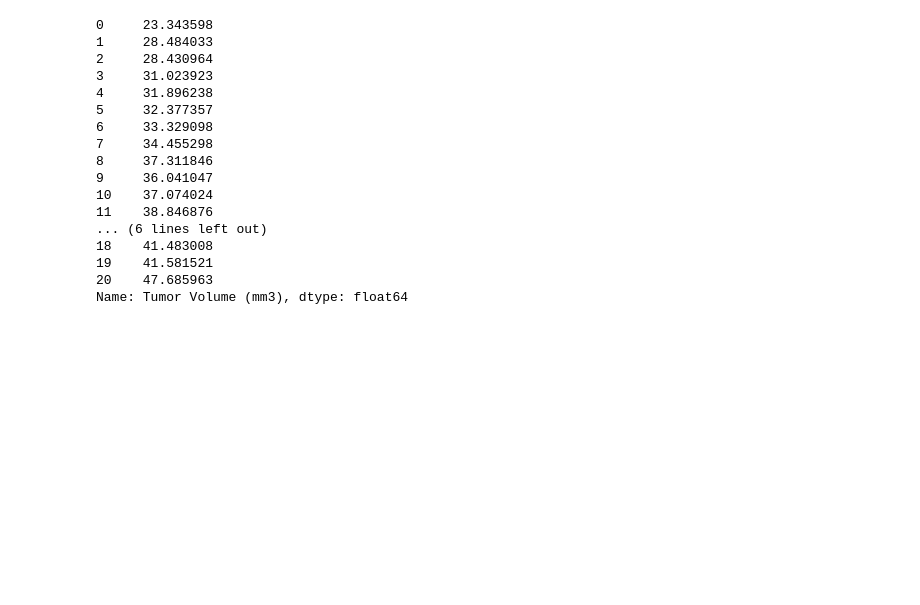
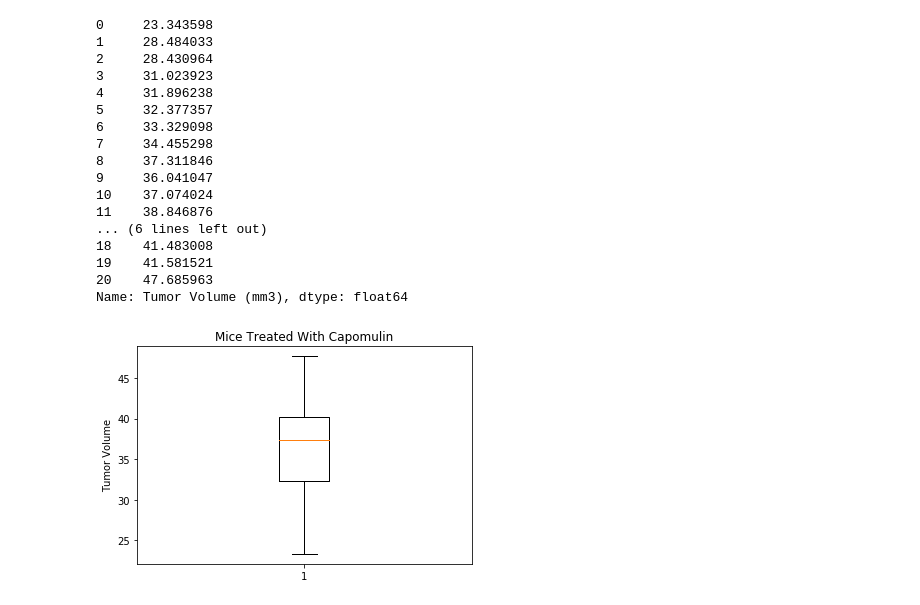
Before and after one commit to tnatoli29/Matplotlib-Challenge, a Jupyter notebook: The Power of Plots.ipynb, the cells around one changed output. Saved outputs shown, nothing was run; the diff lists cells and outputs as text; code cells hidden in the pictures; blank space fills up the shorter version.

```diff
--- a/The Power of Plots.ipynb
+++ b/The Power of Plots.ipynb
@@ -185,6 +189,15 @@ cap_data
 19    41.581521
 20    47.685963
 Name: Tumor Volume (mm3), dtype: float64
+# %%
+#Create the box plot to visually see the outliners in the data for Capomulin
+fig1, ax1 = plt.subplots()
+ax1.set_title("Mice Treated With Capomulin")
+ax1.set_ylabel("Tumor Volume")
+ax1.boxplot(cap_data)
+plt.show()
+# %% [output]
+[figure, added]
 # %%
 # If the data is in a dataframe, we use pandas to give quartile calculations
 quartiles = cap_data.quantile([.25,.5,.75])
```
Also changed, not shown: parts of 11 cells of this notebook.
